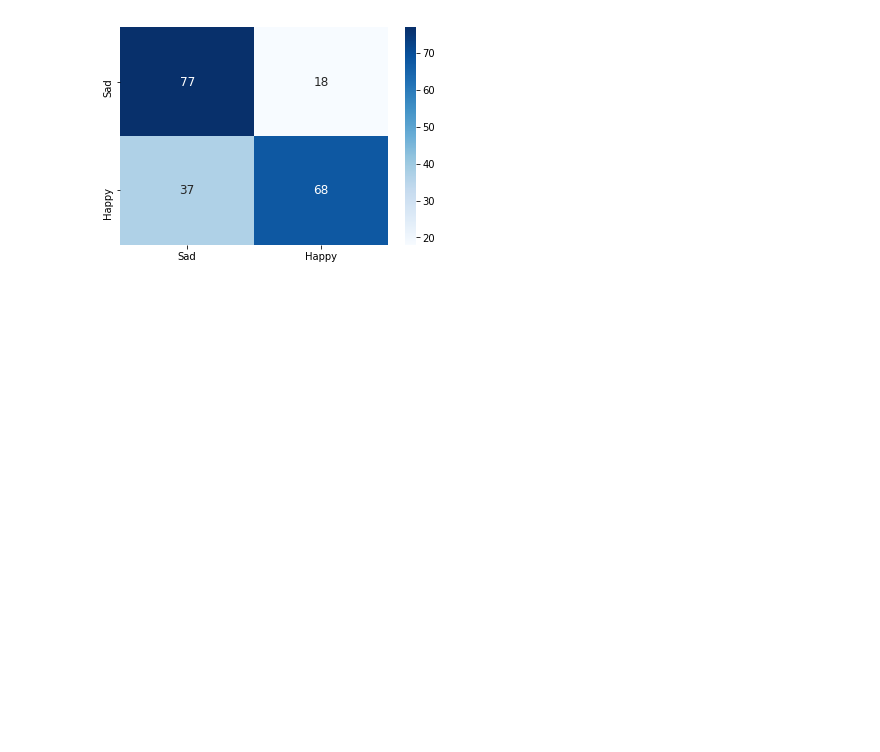
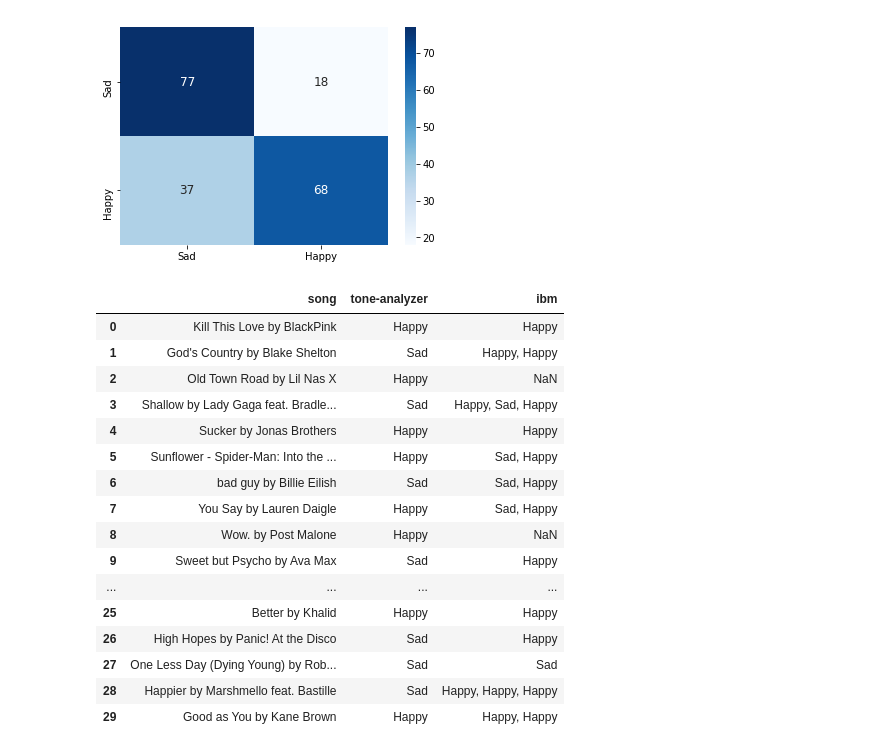
Before and after one commit to marmikshah/Mood-Classification, a Jupyter notebook: Notebooks/Mood.ipynb, the cells around one changed output. Drawn from its saved outputs; the diff is of its cells as text; code cells hidden in the pictures; blank space fills up the shorter version.

```diff
--- a/Notebooks/Mood.ipynb
+++ b/Notebooks/Mood.ipynb
@@ -439,3 +439,23 @@ weighted avg       0.74      0.72      0.72       200
 
 Confusion Matrix
 [figure]
+# %%
+pd.read_csv("../result.csv",delimiter="\t")
+# %% [output]
+|  | song | tone-analyzer | ibm |
+| 0 | Kill This Love by BlackPink | Happy | Happy |
+| 1 | God's Country by Blake Shelton | Sad | Happy, Happy |
+| 2 | Old Town Road by Lil Nas X | Happy | NaN |
+| 3 | Shallow by Lady Gaga feat. Bradle... | Sad | Happy, Sad, Happy |
+| 4 | Sucker by Jonas Brothers | Happy | Happy |
+| 5 | Sunflower - Spider-Man: Into the ... | Happy | Sad, Happy |
+| 6 | bad guy by Billie Eilish | Sad | Sad, Happy |
+| 7 | You Say by Lauren Daigle | Happy | Sad, Happy |
+| 8 | Wow. by Post Malone | Happy | NaN |
+| 9 | Sweet but Psycho by Ava Max | Sad | Happy |
+| ... | ... | ... | ... |
+| 25 | Better by Khalid | Happy | Happy |
+| 26 | High Hopes by Panic! At the Disco | Sad | Happy |
+| 27 | One Less Day (Dying Young) by Rob... | Sad | Sad |
+| 28 | Happier by Marshmello feat. Bastille | Sad | Happy, Happy, Happy |
+| 29 | Good as You by Kane Brown | Happy | Happy, Happy |
```
Also changed, not shown: 4 other files.
